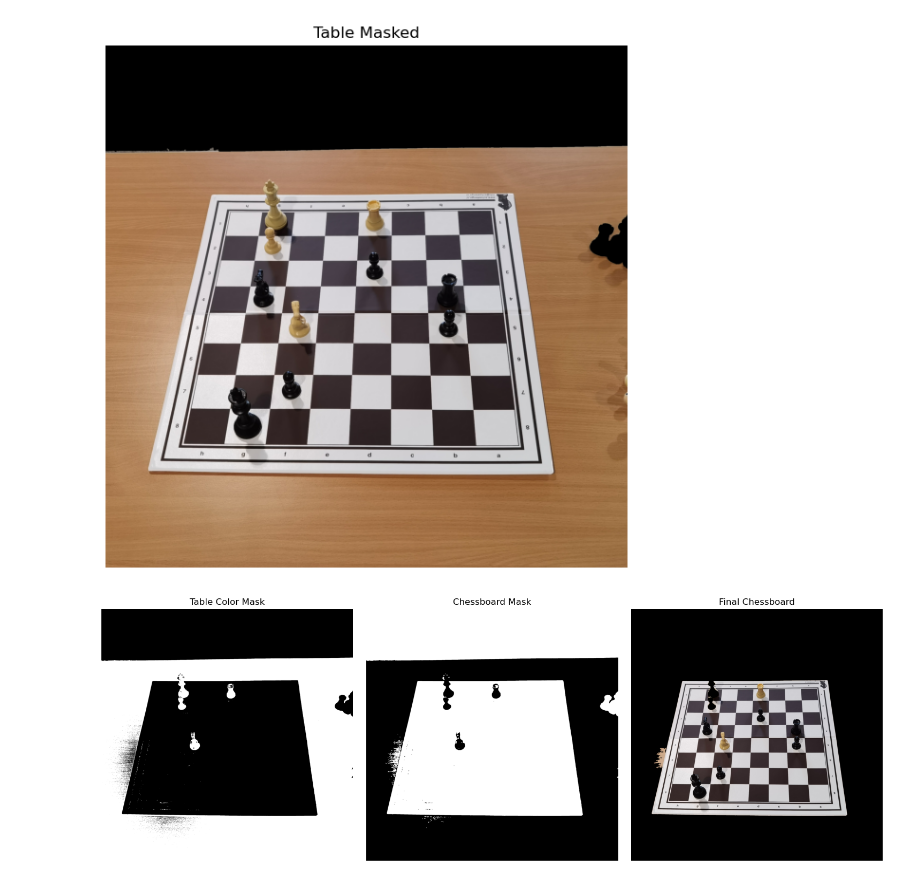
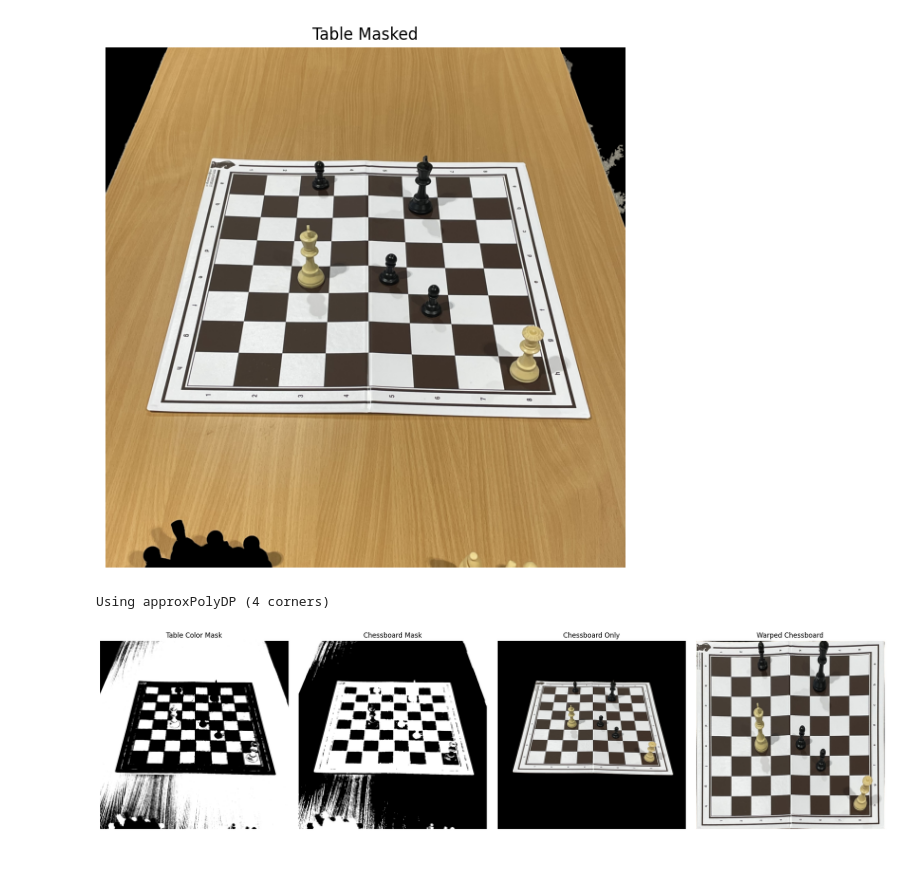
Before and after one commit to SmogJ1/VC, a Jupyter notebook: proj.ipynb, the cells around one changed output. Saved outputs shown, nothing was run; the diff lists cells and outputs as text; code cells hidden in the pictures.

Commit message:
trying to see up (image)

```diff
--- a/proj.ipynb
+++ b/proj.ipynb
@@ -10,7 +10,7 @@ with open("data/input.json", "r") as f:
 
 image_paths = input_data["image_files"]
 # %%
-image = cv2.imread(image_paths[5])
+image = cv2.imread(image_paths[20])
 
 hsv = cv2.cvtColor(image, cv2.COLOR_BGR2HSV)
 
@@ -57,56 +57,95 @@ plt.axis('off')
 plt.tight_layout()
 plt.show()
 # %% [output]
-[figure, old version]
+[figure, new version]
 # %%
-
 hsv = cv2.cvtColor(masked_image, cv2.COLOR_BGR2HSV)
 
 lower_brown = np.array([10, 50, 50])   # Hue, Saturation, Value
-upper_brown = np.array([30, 255, 200]) # Narrower range than before
+upper_brown = np.array([30, 255, 200])
 
 table_color_mask = cv2.inRange(hsv, lower_brown, upper_brown)
-
 chessboard_mask = cv2.bitwise_not(table_color_mask)
 
-kernel = np.ones((3,3), np.uint8)
+kernel = np.ones((3, 3), np.uint8)
 chessboard_mask = cv2.morphologyEx(chessboard_mask, cv2.MORPH_CLOSE, kernel)
 chessboard_mask = cv2.morphologyEx(chessboard_mask, cv2.MORPH_OPEN, kernel, iterations=2)
 
 contours, _ = cv2.findContours(chessboard_mask, cv2.RETR_EXTERNAL, cv2.CHAIN_APPROX_SIMPLE)
+
+def order_points(pts):
+    rect = np.zeros((4, 2), dtype="float32")
+    s = pts.sum(axis=1)
+    diff = np.diff(pts, axis=1)
+    rect[0] = pts[np.argmin(s)]      # top-left
+    rect[2] = pts[np.argmax(s)]      # bottom-right
+    rect[1] = pts[np.argmin(diff)]   # top-right
+    rect[3] = pts[np.argmax(diff)]   # bottom-left
+    return rect
+
 if contours:
     chessboard_contour = max(contours, key=cv2.contourArea)
 
+    approx = cv2.approxPolyDP(chessboard_contour, 0.02 * cv2.arcLength(chessboard_contour, True), True)
+
+    if len(approx) == 4:
+        pts = approx.reshape(4, 2).astype("float32")
+        print("Using approxPolyDP (4 corners)")
+    else:
+        print(f"Contour has {len(approx)} points — using minAreaRect fallback.")
+        rect_box = cv2.boxPoints(cv2.minAreaRect(chessboard_contour))
+        pts = np.array(rect_box, dtype="float32")
+
+    rect = order_points(pts)
+
+    output_size = 800
+    dst = np.array([
+        [0, 0],
+        [output_size - 1, 0],
+        [output_size - 1, output_size - 1],
+        [0, output_size - 1]
+    ], dtype="float32")
+
+
     final_mask = np.zeros_like(chessboard_mask)
     cv2.drawContours(final_mask, [chessboard_contour], -1, 255, cv2.FILLED)
-
     chessboard_only = cv2.bitwise_and(masked_image, masked_image, mask=final_mask)
 
-    #
-    plt.figure(figsize=(15, 5))
+    M = cv2.getPerspectiveTransform(rect, dst)
+    warped_chessboard = cv2.warpPerspective(chessboard_only, M, (output_size, output_size))
 
-    plt.subplot(1, 3, 1)
+    plt.figure(figsize=(20, 5))
+
+    plt.subplot(1, 4, 1)
     plt.title("Table Color Mask")
     plt.imshow(table_color_mask, cmap='gray')
     plt.axis('off')
 
-    plt.subplot(1, 3, 2)
+    plt.subplot(1, 4, 2)
     plt.title("Chessboard Mask")
     plt.imshow(chessboard_mask, cmap='gray')
     plt.axis('off')
 
-    plt.subplot(1, 3, 3)
-    plt.title("Final Chessboard")
+    plt.subplot(1, 4, 3)
+    plt.title("Chessboard Only")
     final_rgb = cv2.cvtColor(chessboard_only, cv2.COLOR_BGR2RGB)
     plt.imshow(final_rgb)
     plt.axis('off')
 
+    plt.subplot(1, 4, 4)
+    plt.title("Warped Chessboard")
+    final_warped = cv2.cvtColor(warped_chessboard, cv2.COLOR_BGR2RGB)
+    plt.imshow(final_warped)
+    plt.axis('off')
+
     plt.tight_layout()
     plt.show()
+
 else:
-    print("No chessboard found - adjust color thresholds")
+    print("No chessboard found – try adjusting color thresholds.")
 # %% [output]
+Using approxPolyDP (4 corners)
-[figure, old version]
+[figure, new version]
 # %%
 import cv2
 import numpy as np
```
Also changed, not shown: parts of 3 cells of this notebook.
